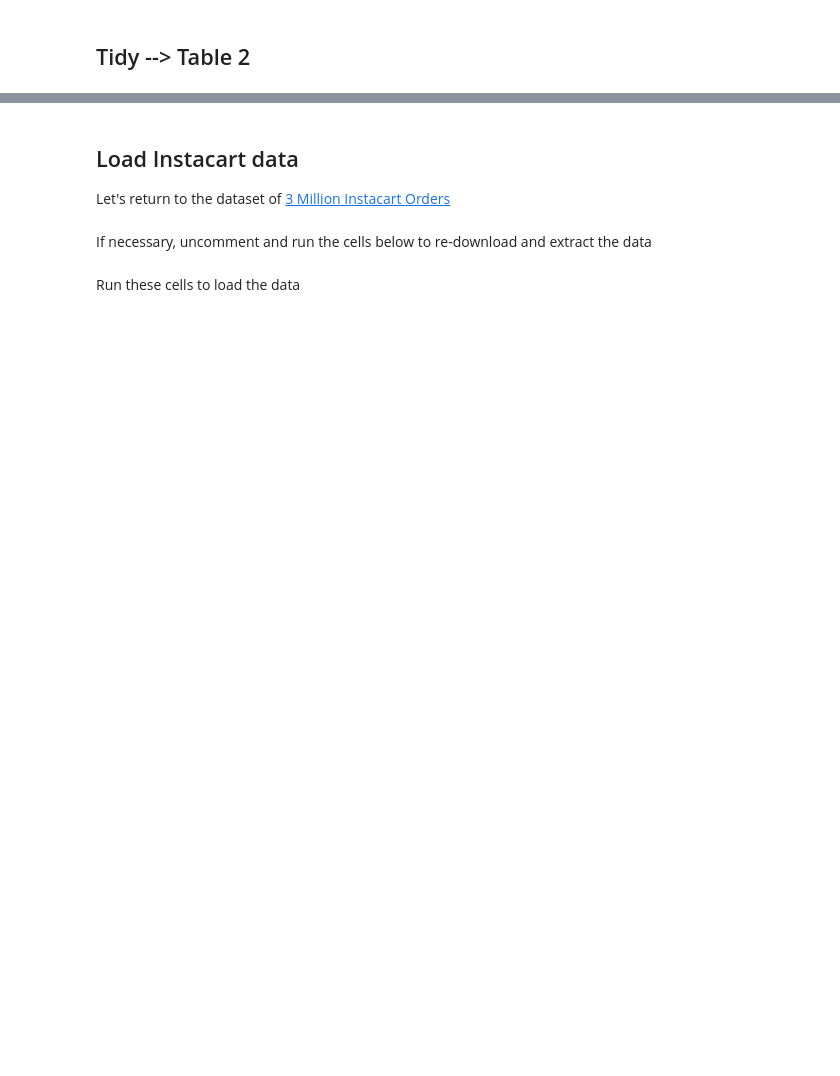
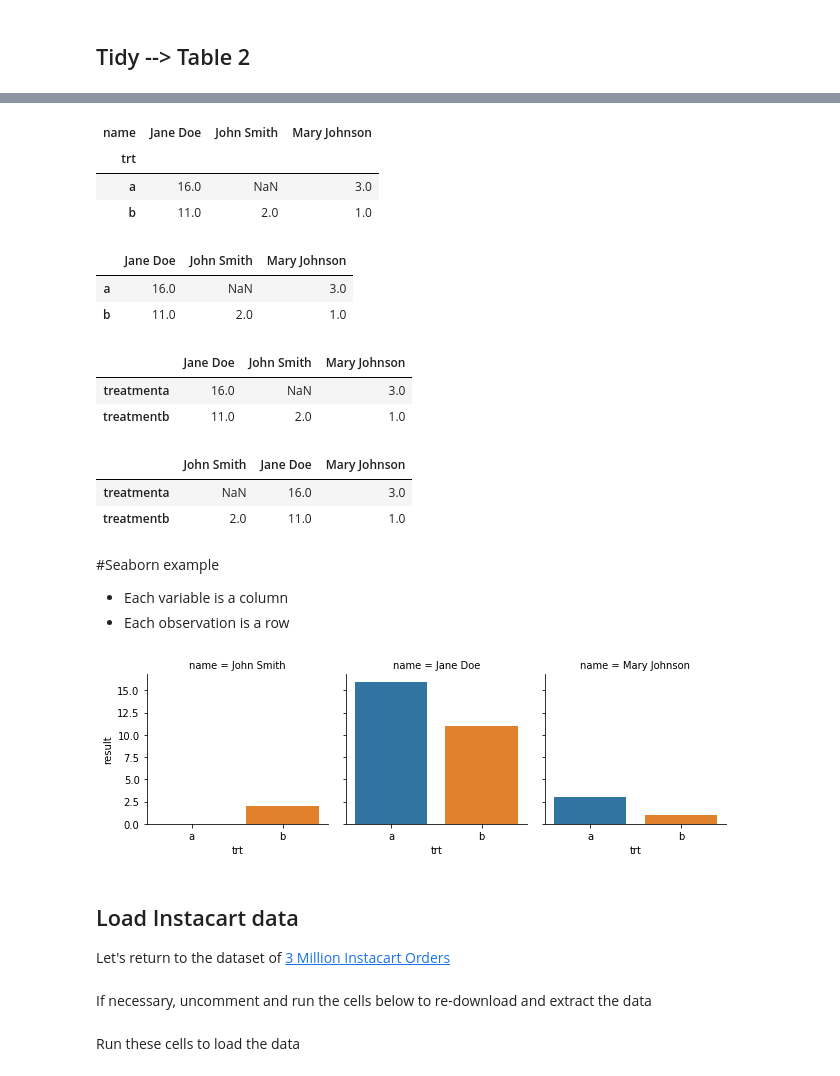
Before and after one commit to bloominstituteoftechnology/DS-Unit-1-Sprint-2-Data-Wrangling-and-Storytelling, a Jupyter notebook: module3-reshape-data/LS_DS_123_Reshape_data.ipynb, the cells around one changed output, grey strips where cells are left out. Saved outputs shown, nothing was run; the diff lists cells and outputs as text; code cells hidden in the pictures; blank space fills up the shorter version.

Commit message:
Completed the transformation of table2 to tidy2 and tidy2 to table2. Attempting the stretch

```diff
--- a/module3-reshape-data/LS_DS_123_Reshape_data.ipynb
+++ b/module3-reshape-data/LS_DS_123_Reshape_data.ipynb
@@ -102,0 +133,17 @@ We can use the pandas `melt` function to reshape Table 1 into Tidy format.
+# %%
+tidy = table1.reset_index().melt(id_vars='index')
+
+tidy = tidy.rename(columns={'index':'name', 'variable':'trt', 'value':'result'})
+
+tidy['trt'] = tidy['trt'].str.replace('treatment', '')
+#tidy['trt'] = tidy['trt'].str.strip('tremn') Removes begining and ending of the string that has 'tremn'
+
+#Change to binary for trt feature a= 0 & b = 1
+tidy['trt'].replace('a', 0).replace('b', 1) #Can replace using dictionary
+
+tidy['trt'].map({'a':0, 'b':1})
+
+(tidy['trt'] == 'b').astype(int) # Change boolean to integers true=1, false=0 // Use astype for whole column use int() for single line code
+
+tidy['trt'].apply(lambda x: ord(x) - ord('a'))#ord returns the unicode number
+tidy
@@ -111,3 +237,52 @@ The `pivot_table` function is the inverse of `melt`.
+# %%
+tidy2_pivot = tidy2.pivot_table(index='trt', columns='name', values='result', margins_name='name')
+tidy2_pivot
+# %% [output]
+| name | Jane Doe | John Smith | Mary Johnson |
+| trt |  |  |  |
+| a | 16.0 | NaN | 3.0 |
+| b | 11.0 | 2.0 | 1.0 |
+# %%
+#Delete name from columns(name)
+tidy2_pivot.columns.name = None
+
+#Delete name from index(trt)
+tidy2_pivot.index.name = None
+
+tidy2_pivot
+# %% [output]
+|  | Jane Doe | John Smith | Mary Johnson |
+| a | 16.0 | NaN | 3.0 |
+| b | 11.0 | 2.0 | 1.0 |
+# %%
+#Rename index
+tidy2_pivot = tidy2_pivot.rename(index={'a':'treatmenta', 'b':'treatmentb'})
+
+tidy2_pivot
+# %% [output]
+|  | Jane Doe | John Smith | Mary Johnson |
+| treatmenta | 16.0 | NaN | 3.0 |
+| treatmentb | 11.0 | 2.0 | 1.0 |
+# %%
+#Original order of columns from table 2
+column_order = table2.columns
+
+#Reorganize using reindex method and pass in the column_order for colums
+tidy2_pivot = tidy2_pivot.reindex(column_order, axis=1)
+
+tidy2_pivot
+# %% [output]
+|  | John Smith | Jane Doe | Mary Johnson |
+| treatmenta | NaN | 16.0 | 3.0 |
+| treatmentb | 2.0 | 11.0 | 1.0 |
+# %% [markdown]
+#Seaborn example
+- Each variable is a column
+- Each observation is a row
+# %%
+sns.catplot(x='trt', y='result', col='name', kind='bar', data=tidy, height=3);
+# %% [output]
+[figure, added]
 # %% [markdown]
 ## Load Instacart data
 
```
Also changed, not shown: parts of 30 cells of this notebook.
